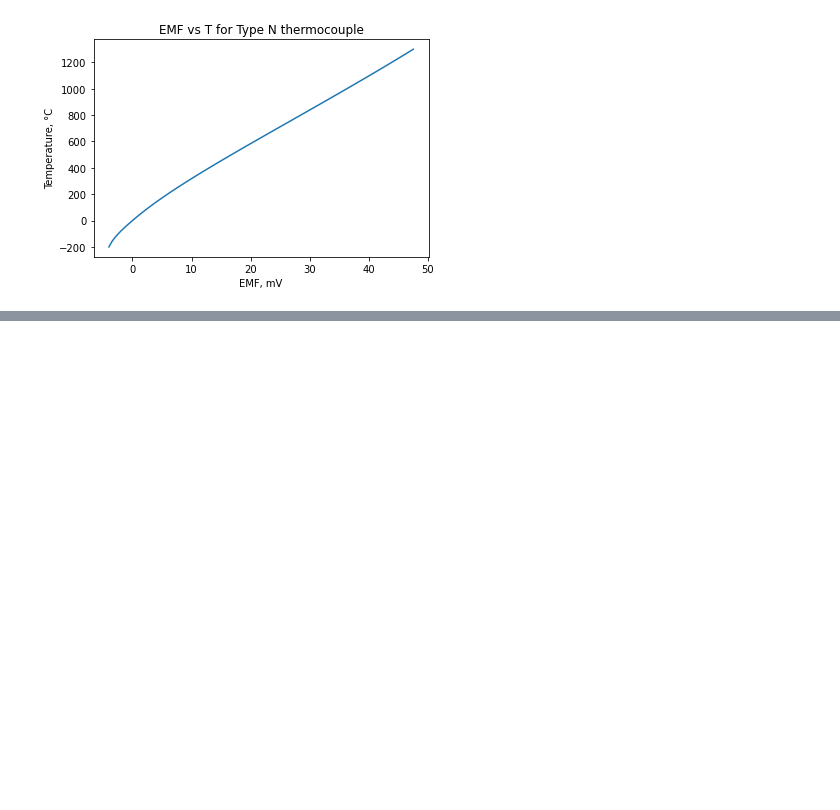
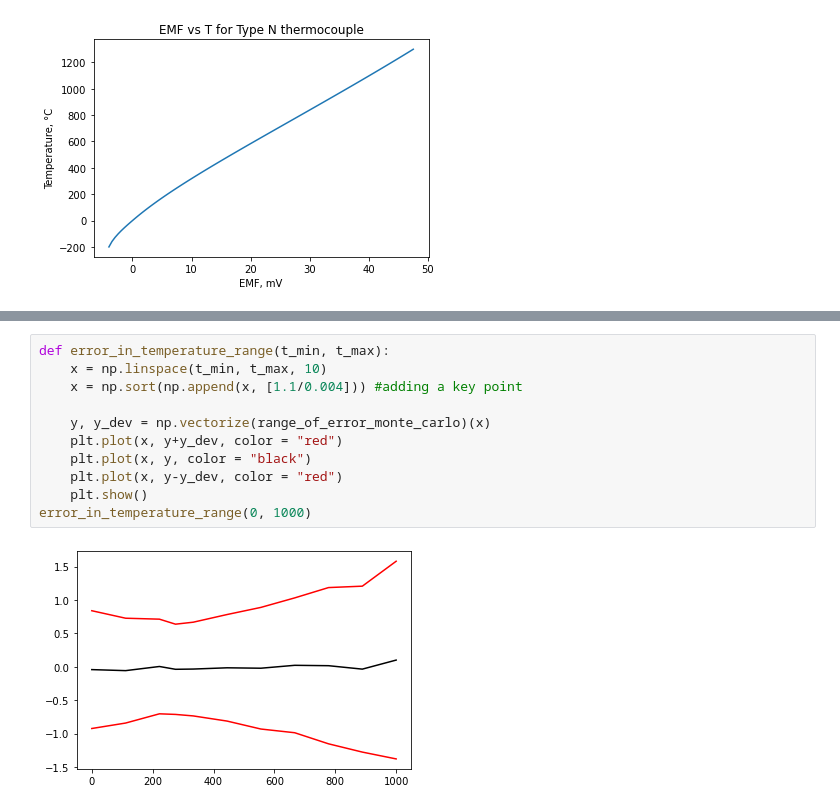
Before and after one commit to Chehlarov/Math-for-devs, a Jupyter notebook: 99 - TC project/N-type thermocouple accuracy calculation using Monte Carlo.ipynb, the cells around one changed output, grey strips where cells are left out. Drawn from its saved outputs; the diff is of its cells as text; blank space fills up the shorter version.

```diff
--- a/99 - TC project/N-type thermocouple accuracy calculation using Monte Carlo.ipynb
+++ b/99 - TC project/N-type thermocouple accuracy calculation using Monte Carlo.ipynb
@@ -116,0 +166,13 @@ def generate_monte_carlo(t):
+# %%
+def error_in_temperature_range(t_min, t_max):
+    x = np.linspace(t_min, t_max, 10)
+    x = np.sort(np.append(x, [1.1/0.004])) #adding a key point
+
+    y, y_dev = np.vectorize(range_of_error_monte_carlo)(x)
+    plt.plot(x, y+y_dev, color = "red")
+    plt.plot(x, y, color = "black")
+    plt.plot(x, y-y_dev, color = "red")
+    plt.show()
+error_in_temperature_range(0, 1000)
+# %% [output]
+[figure, added]
```
Also changed, not shown: parts of 7 cells of this notebook.
